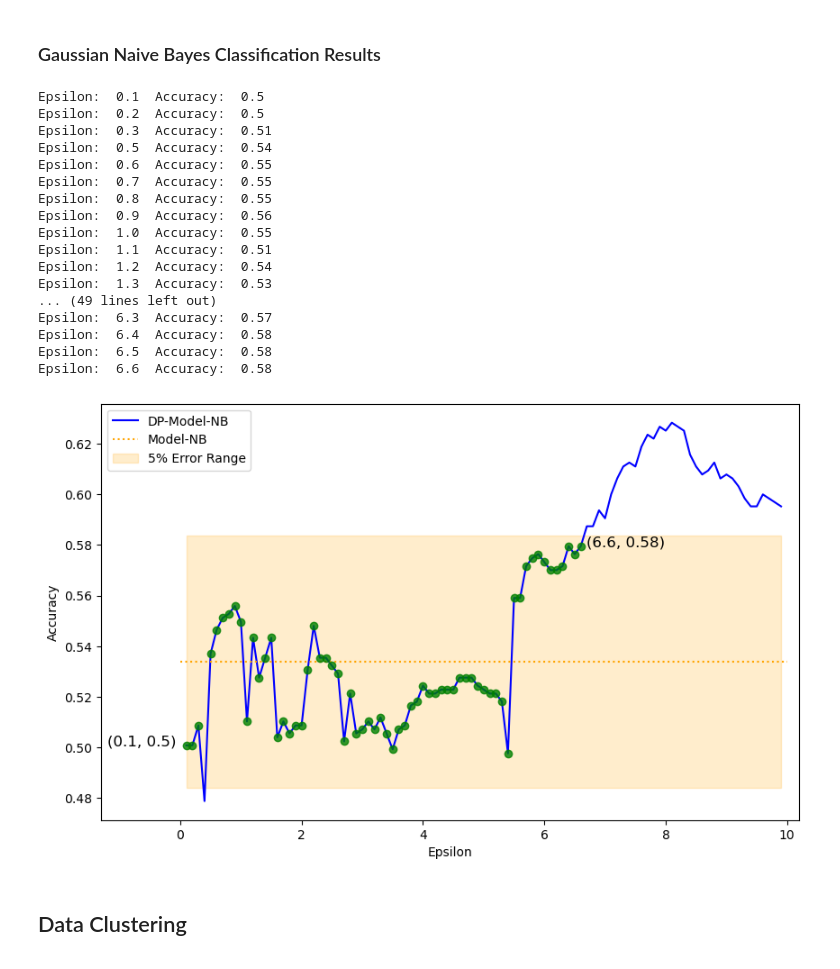
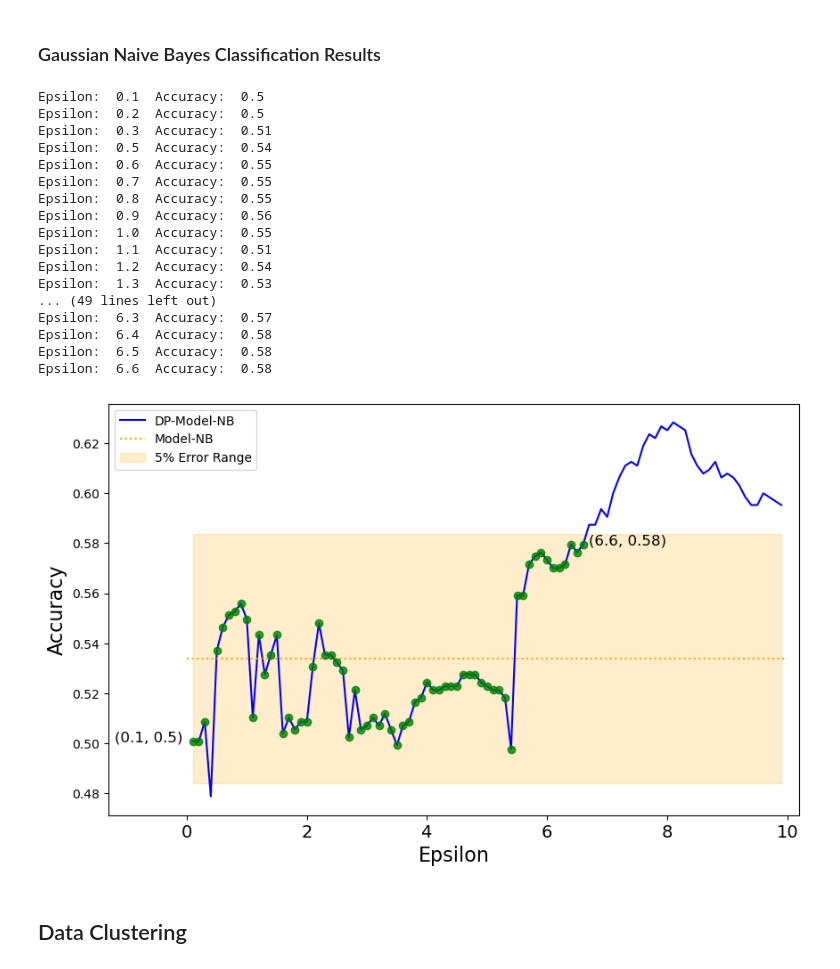
Before and after one commit to Kekkodf/Master-Thesis, a Jupyter notebook: Code/DP_Notebook.ipynb, the cells around one changed output. Drawn from its saved outputs; the diff is of its cells as text; code cells hidden in the pictures.

```diff
--- a/Code/DP_Notebook.ipynb
+++ b/Code/DP_Notebook.ipynb
@@ -309,6 +309,13 @@ plt.text(min_epsilon-1.2, accuracy_dp_score[int(min_epsilon*10-1)], '(' + str(mi
 plt.plot(max_epsilon, accuracy_dp_score[int(max_epsilon*10-1)], 'o', color='green', alpha=0.8)
 plt.text(max_epsilon+0.1, accuracy_dp_score[int(max_epsilon*10-1)], '(' + str(max_epsilon) + ', ' + str(round(accuracy_dp_score[int(max_epsilon*10-1)], 2))+')', fontsize=12)
 
+for epsilon in epsilons:
+    plt.plot(epsilon, accuracy_dp_score[int(epsilon*10-1)], 'o', color='green', alpha=0.8)
+    if epsilon == min_epsilon or epsilon == max_epsilon:
+        continue
+    if epsilon == 6.6:
+        plt.text(epsilon-0.5, accuracy_dp_score[int(epsilon*10-1)]+0.004, '(' + str(epsilon) + ', ' + str(round(accuracy_dp_score[int(epsilon*10-1)], 2))+')', fontsize=12)
+
 
 plt.xlabel('Epsilon', fontsize=16)
 plt.ylabel('Accuracy', fontsize=16)
@@ -370,36 +377,37 @@ max_epsilon = max(epsilons)
 
 # for each epsilon value, draw a dot on the x-axis reporting its value
 for epsilon in epsilons:
     plt.plot(epsilon, accuracy_dp_score_NB[int(epsilon*10-1)], 'o', color='green', alpha=0.8)
     if epsilon == min_epsilon:
         plt.text(epsilon-1.3, accuracy_dp_score_NB[int(epsilon*10-1)], '(' + str(epsilon) + ', ' + str(round(accuracy_dp_score_NB[int(epsilon*10-1)], 2))+')', fontsize=12)
     elif epsilon == max_epsilon:
         plt.text(epsilon+0.1, accuracy_dp_score_NB[int(epsilon*10-1)], '(' + str(epsilon) + ', ' + str(round(accuracy_dp_score_NB[int(epsilon*10-1)], 2))+')', fontsize=12)
 
-plt.xlabel('Epsilon')
-plt.ylabel('Accuracy')
+plt.xlabel('Epsilon', fontsize=16)
+plt.ylabel('Accuracy', fontsize=16)
 plt.xlim(-1.3, 10.2)
+plt.xticks(fontsize=14)
 plt.legend()
 plt.show()
 # %% [output]
 Epsilon:  0.1  Accuracy:  0.5
 Epsilon:  0.2  Accuracy:  0.5
 Epsilon:  0.3  Accuracy:  0.51
 Epsilon:  0.5  Accuracy:  0.54
 Epsilon:  0.6  Accuracy:  0.55
 Epsilon:  0.7  Accuracy:  0.55
 Epsilon:  0.8  Accuracy:  0.55
 Epsilon:  0.9  Accuracy:  0.56
 Epsilon:  1.0  Accuracy:  0.55
 Epsilon:  1.1  Accuracy:  0.51
 Epsilon:  1.2  Accuracy:  0.54
 Epsilon:  1.3  Accuracy:  0.53
 ... (49 lines left out)
 Epsilon:  6.3  Accuracy:  0.57
 Epsilon:  6.4  Accuracy:  0.58
 Epsilon:  6.5  Accuracy:  0.58
 Epsilon:  6.6  Accuracy:  0.58
-[figure, old version]
+[figure, new version]
 # %% [markdown]
 ## Data Clustering
 # %% [markdown]
```
Also changed, not shown: parts of 3 cells of this notebook, 2 other files.
